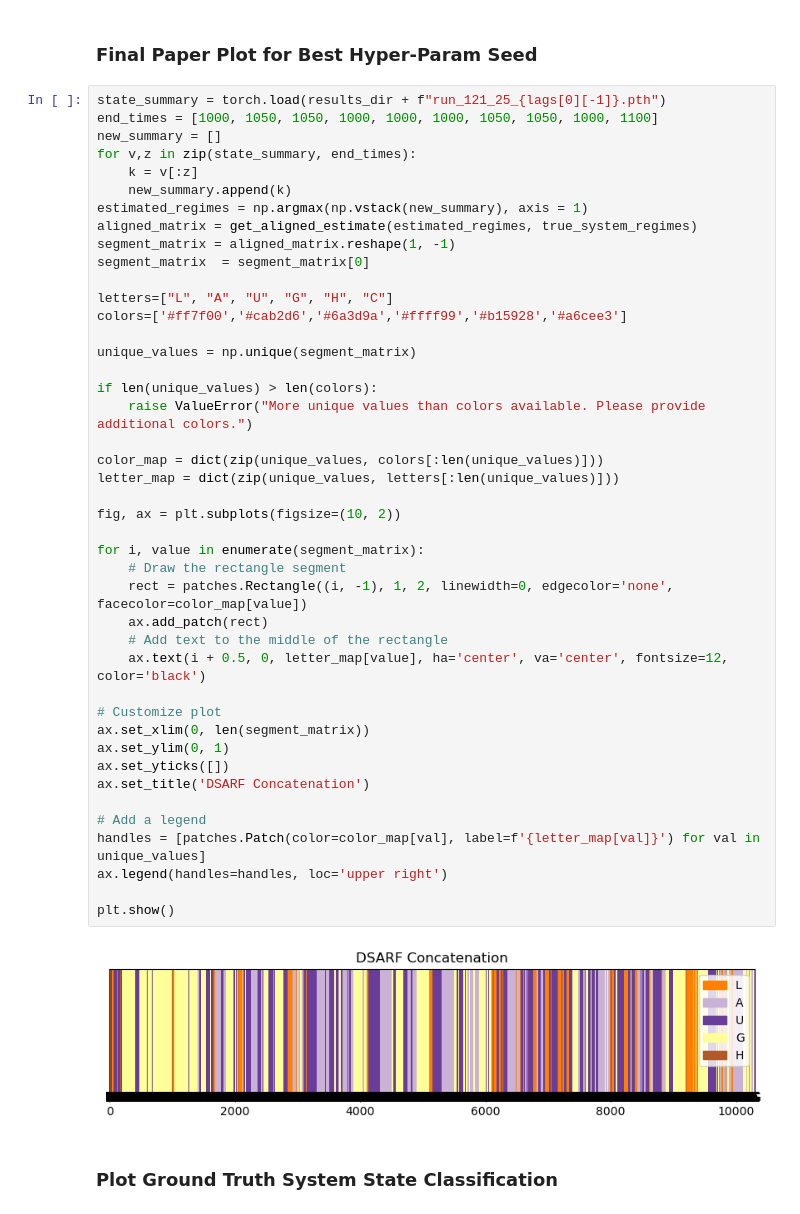
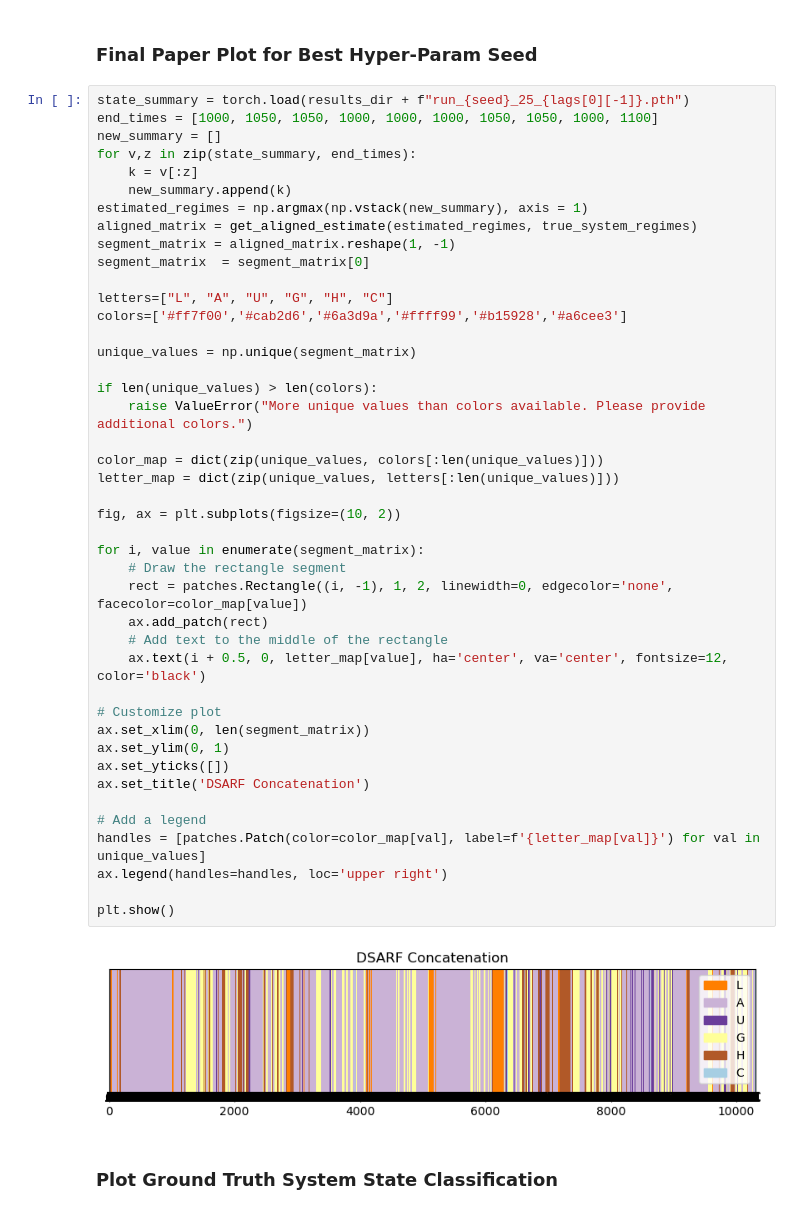
Before and after one commit to tufts-ml/dsarf_agentformer_baseline_for_hsrdm, a Jupyter notebook: dsarf_on_marching/plot_results.ipynb, the cells around one changed output. Cells and saved outputs as stored; diff of their text form.

Commit message:
All updates for figure8 and marchingband

```diff
--- a/dsarf_on_marching/plot_results.ipynb
+++ b/dsarf_on_marching/plot_results.ipynb
@@ -150,7 +135,7 @@ for s, seed in enumerate(seeds):
 # %% [markdown]
 ### Final Paper Plot for Best Hyper-Param Seed
 # %%
-state_summary = torch.load(results_dir + f"run_121_25_{lags[0][-1]}.pth")
+state_summary = torch.load(results_dir + f"run_{seed}_25_{lags[0][-1]}.pth")
 end_times = [1000, 1050, 1050, 1000, 1000, 1000, 1050, 1050, 1000, 1100]
 new_summary = []
 for v,z in zip(state_summary, end_times):
@@ -166,34 +151,34 @@ colors=['#ff7f00','#cab2d6','#6a3d9a','#ffff99','#b15928','#a6cee3']
 
 unique_values = np.unique(segment_matrix)
 
 if len(unique_values) > len(colors):
     raise ValueError("More unique values than colors available. Please provide additional colors.")
 
 color_map = dict(zip(unique_values, colors[:len(unique_values)]))
 letter_map = dict(zip(unique_values, letters[:len(unique_values)]))
 
 fig, ax = plt.subplots(figsize=(10, 2))
 
 for i, value in enumerate(segment_matrix):
     # Draw the rectangle segment
     rect = patches.Rectangle((i, -1), 1, 2, linewidth=0, edgecolor='none', facecolor=color_map[value])
     ax.add_patch(rect)
     # Add text to the middle of the rectangle
     ax.text(i + 0.5, 0, letter_map[value], ha='center', va='center', fontsize=12, color='black')
 
 # Customize plot
 ax.set_xlim(0, len(segment_matrix))
 ax.set_ylim(0, 1)
 ax.set_yticks([])
 ax.set_title('DSARF Concatenation')
 
 # Add a legend
 handles = [patches.Patch(color=color_map[val], label=f'{letter_map[val]}') for val in unique_values]
 ax.legend(handles=handles, loc='upper right')
 
 plt.show()
 # %% [output]
-[figure, old version]
+[figure, new version]
 # %% [markdown]
 ### Plot Ground Truth System State Classification
 # %%
```
Also changed, not shown: parts of 3 cells of this notebook, 4 other files.
